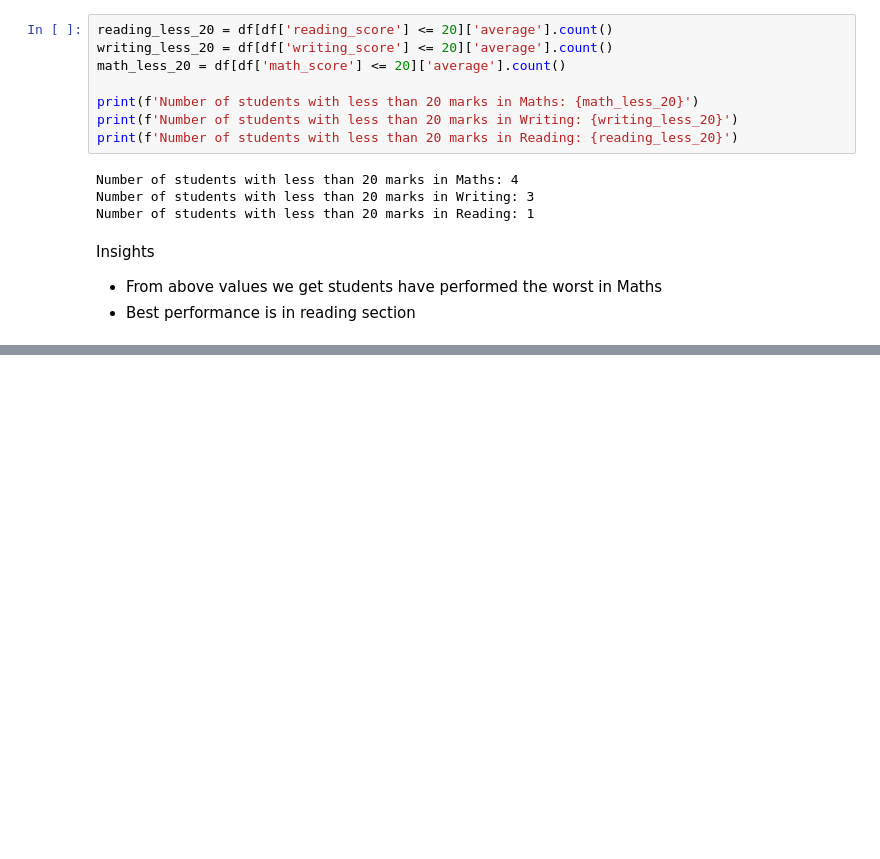
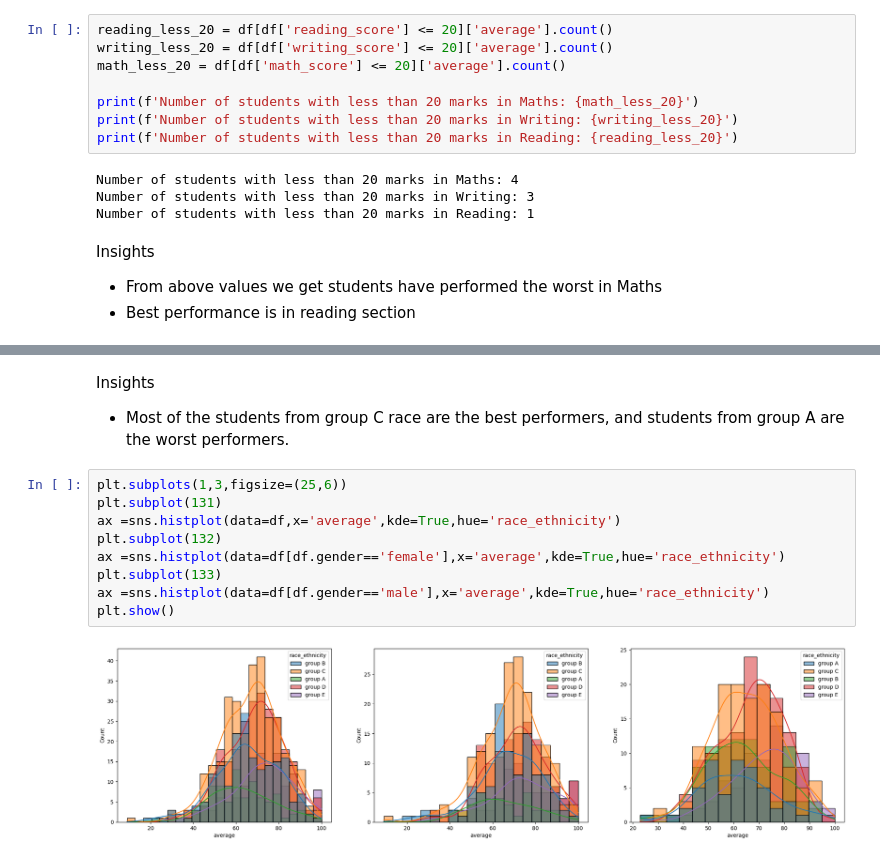
Before and after one commit to Shraddha6211/ML-generic-project, a Jupyter notebook: notebook/1. EDA Student Performance.ipynb, the cells around one changed output, grey strips where cells are left out. Saved outputs shown, nothing was run; the diff lists cells and outputs as text; blank space fills up the shorter version.

```diff
--- a/notebook/1. EDA Student Performance.ipynb
+++ b/notebook/1. EDA Student Performance.ipynb
@@ -236,0 +267,14 @@ Insights
+# %% [markdown]
+Insights
+* Most of the students from group C race are the best performers, and students from group A are the worst performers.
+# %%
+plt.subplots(1,3,figsize=(25,6))
+plt.subplot(131)
+ax =sns.histplot(data=df,x='average',kde=True,hue='race_ethnicity')
+plt.subplot(132)
+ax =sns.histplot(data=df[df.gender=='female'],x='average',kde=True,hue='race_ethnicity')
+plt.subplot(133)
+ax =sns.histplot(data=df[df.gender=='male'],x='average',kde=True,hue='race_ethnicity')
+plt.show()
+# %% [output]
+[figure, added]
```
Also changed, not shown: parts of 20 cells of this notebook.
